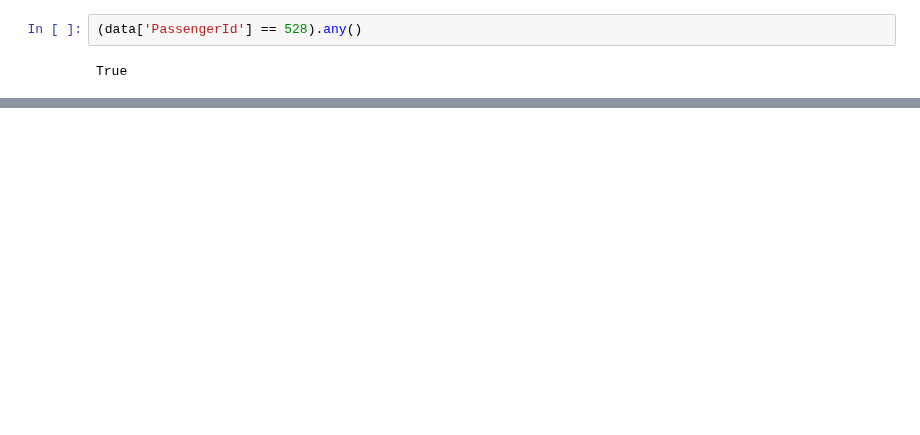
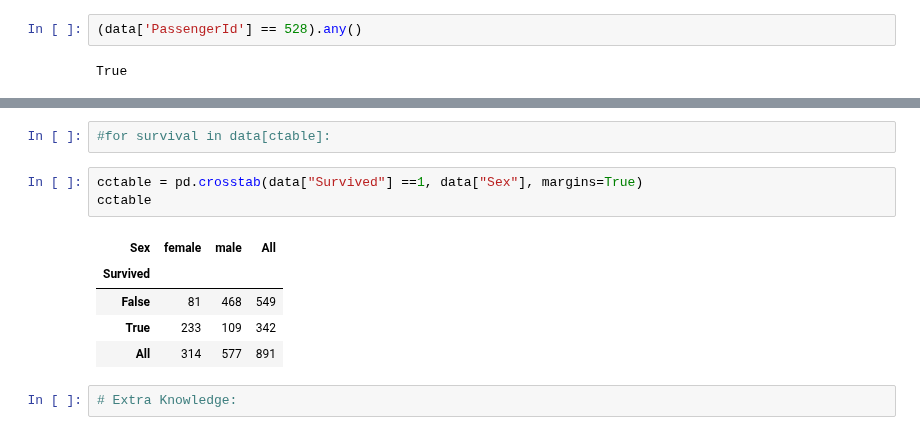
Before and after one commit to IsaacG-L/AI, a Jupyter notebook: Semester 1/Titanic/Titanic.ipynb, the cells around one changed output, grey strips where cells are left out. Saved outputs shown, nothing was run; the diff lists cells and outputs as text; blank space fills up the shorter version.

```diff
--- a/Semester 1/Titanic/Titanic.ipynb
+++ b/Semester 1/Titanic/Titanic.ipynb
@@ -240,0 +233,13 @@ data
+# %%
+#for survival in data[ctable]:
+# %%
+cctable = pd.crosstab(data["Survived"] ==1, data["Sex"], margins=True)
+cctable
+# %% [output]
+| Sex | female | male | All |
+| Survived |  |  |  |
+| False | 81 | 468 | 549 |
+| True | 233 | 109 | 342 |
+| All | 314 | 577 | 891 |
+# %%
+# Extra Knowledge:
```
Also changed, not shown: parts of 13 cells of this notebook.
